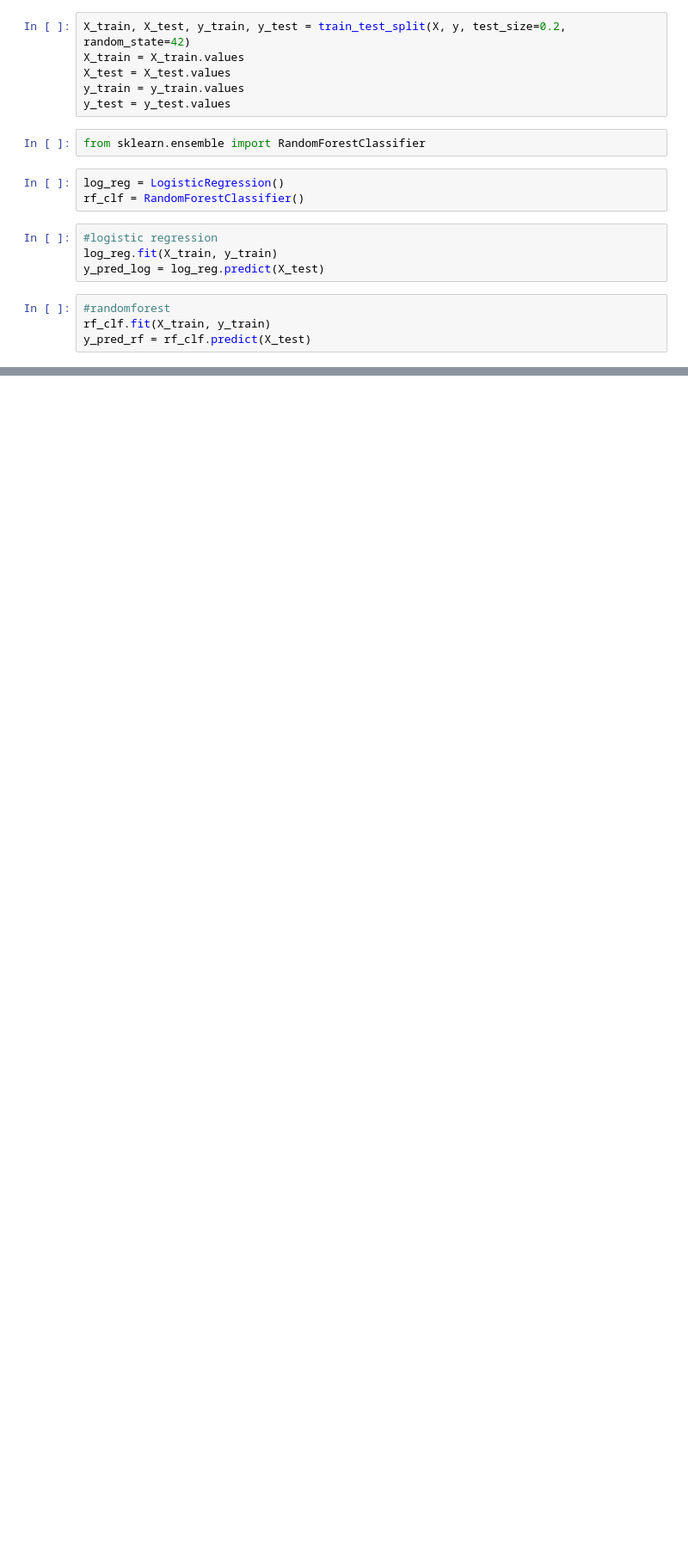
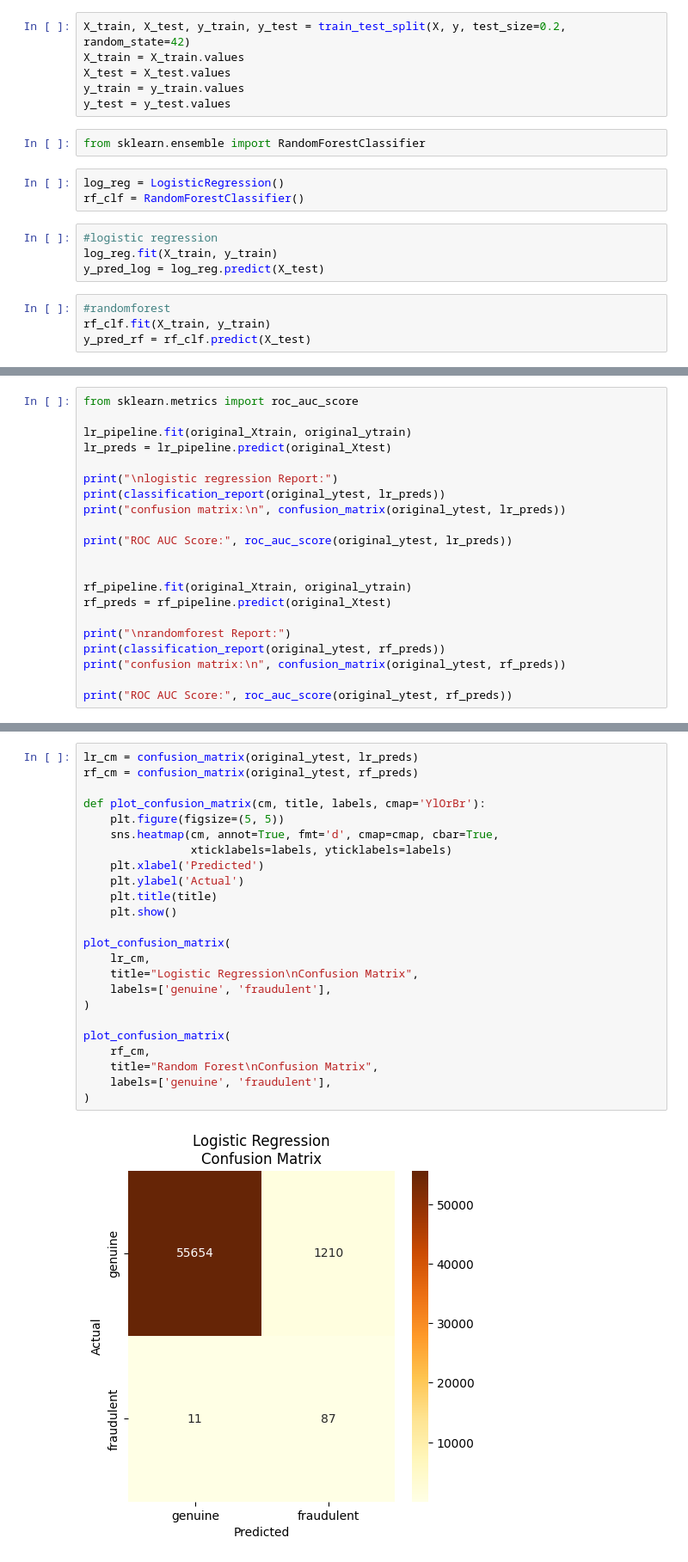
Before and after one commit to madhesh-hariharran/NeuroNexus, a Jupyter notebook: credit_card_fraud_detection.ipynb, the cells around one changed output, grey strips where cells are left out. Shown at 86% size. Saved outputs shown, nothing was run; the diff lists cells and outputs as text; blank space fills up the shorter version.

```diff
--- a/credit_card_fraud_detection.ipynb
+++ b/credit_card_fraud_detection.ipynb
@@ -514,0 +577,21 @@ weighted avg       0.95      0.95      0.95       178
+# %%
+from sklearn.metrics import roc_auc_score
+
+lr_pipeline.fit(original_Xtrain, original_ytrain)
+lr_preds = lr_pipeline.predict(original_Xtest)
+
+print("\nlogistic regression Report:")
+print(classification_report(original_ytest, lr_preds))
+print("confusion matrix:\n", confusion_matrix(original_ytest, lr_preds))
+
+print("ROC AUC Score:", roc_auc_score(original_ytest, lr_preds))
+
+
+rf_pipeline.fit(original_Xtrain, original_ytrain)
+rf_preds = rf_pipeline.predict(original_Xtest)
+
+print("\nrandomforest Report:")
+print(classification_report(original_ytest, rf_preds))
+print("confusion matrix:\n", confusion_matrix(original_ytest, rf_preds))
+
+print("ROC AUC Score:", roc_auc_score(original_ytest, rf_preds))
@@ -514,0 +616,26 @@ weighted avg       0.95      0.95      0.95       178
+# %%
+lr_cm = confusion_matrix(original_ytest, lr_preds)
+rf_cm = confusion_matrix(original_ytest, rf_preds)
+
+def plot_confusion_matrix(cm, title, labels, cmap='YlOrBr'):
+    plt.figure(figsize=(5, 5))
+    sns.heatmap(cm, annot=True, fmt='d', cmap=cmap, cbar=True,
+                xticklabels=labels, yticklabels=labels)
+    plt.xlabel('Predicted')
+    plt.ylabel('Actual')
+    plt.title(title)
+    plt.show()
+
+plot_confusion_matrix(
+    lr_cm,
+    title="Logistic Regression\nConfusion Matrix",
+    labels=['genuine', 'fraudulent'],
+)
+
+plot_confusion_matrix(
+    rf_cm,
+    title="Random Forest\nConfusion Matrix",
+    labels=['genuine', 'fraudulent'],
+)
+# %% [output]
+[figure, added]
```
Also changed, not shown: parts of 17 cells of this notebook.
